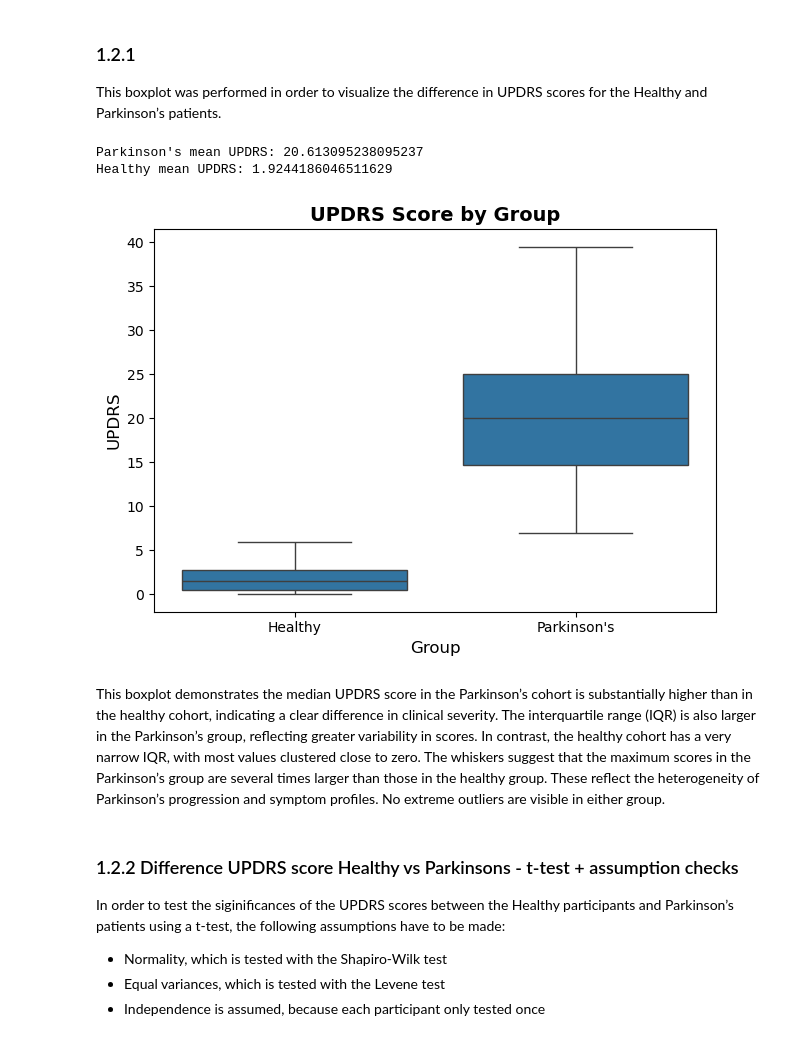
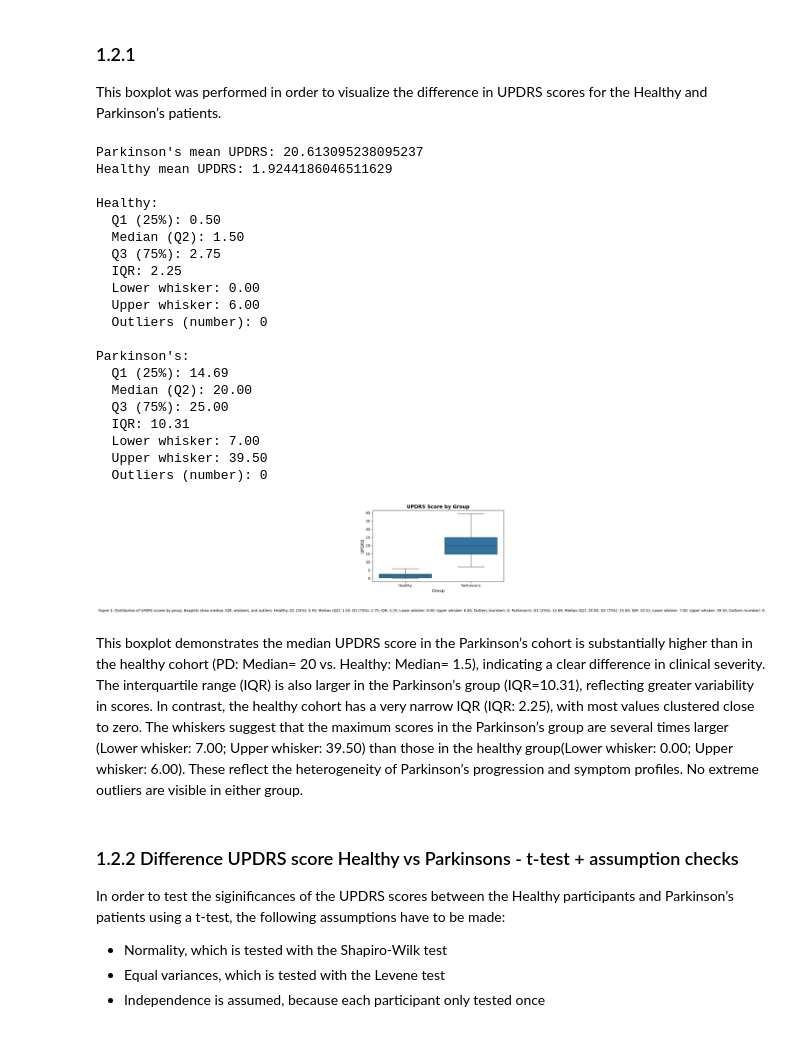
Before and after one commit to Chair2805/datenanalyse-gruppenprojekt, a Jupyter notebook: data science course work_new.ipynb, the cells around one changed output. Drawn from its saved outputs; the diff is of its cells as text; code cells hidden in the pictures.

```diff
--- a/data science course work_new.ipynb
+++ b/data science course work_new.ipynb
@@ -54,24 +54,77 @@ parkinsons_UPDRS = df_features.loc[df_features['Parkinsons'] == True, 'UPDRS']
 # calculate and print mean
 print(f"Parkinson's mean UPDRS: {parkinsons_UPDRS.mean()}")
 print(f"Healthy mean UPDRS: {healthy_UPDRS.mean()}")
+
+# calculating the boxplot characteristic
+def describe_boxplot(data, label):
+    q1 = data.quantile(0.25)
+    q2 = data.median()
+    q3 = data.quantile(0.75)
+    iqr = q3 - q1
+    lower_whisker = data[data >= q1 - 1.5 * iqr].min()
+    upper_whisker = data[data <= q3 + 1.5 * iqr].max()
+    outliers = data[(data < q1 - 1.5 * iqr) | (data > q3 + 1.5 * iqr)]
+
+    print(f"\n{label}:")
+    print(f"  Q1 (25%): {q1:.2f}")
+    print(f"  Median (Q2): {q2:.2f}")
+    print(f"  Q3 (75%): {q3:.2f}")
+    print(f"  IQR: {iqr:.2f}")
+    print(f"  Lower whisker: {lower_whisker:.2f}")
+    print(f"  Upper whisker: {upper_whisker:.2f}")
+    print(f"  Outliers (number): {len(outliers)}")
+
+# calculate statistics; output
+describe_boxplot(healthy_UPDRS, "Healthy")
+describe_boxplot(parkinsons_UPDRS, "Parkinson's")
 # %% [output]
 Parkinson's mean UPDRS: 20.613095238095237
 Healthy mean UPDRS: 1.9244186046511629
+
+Healthy:
+  Q1 (25%): 0.50
+  Median (Q2): 1.50
+  Q3 (75%): 2.75
+  IQR: 2.25
+  Lower whisker: 0.00
+  Upper whisker: 6.00
+  Outliers (number): 0
+
+Parkinson's:
+  Q1 (25%): 14.69
+  Median (Q2): 20.00
+  Q3 (75%): 25.00
+  IQR: 10.31
+  Lower whisker: 7.00
+  Upper whisker: 39.50
+  Outliers (number): 0
 # %%
-# visualization: Boxplot of UPDRS by group
-sns.boxplot(data=df_features, x='Parkinsons', y='UPDRS')
+# create figure and axis
+fig, ax = plt.subplots(figsize=(6,4))
 
-plt.title('UPDRS Score by Group', fontsize=14, weight='bold')
-plt.xlabel('Group', fontsize=12)
-plt.ylabel('UPDRS', fontsize=12)
-plt.xticks([0, 1], ['Healthy', "Parkinson's"])
-plt.tight_layout()
+# visualization: Boxplot of UPDRS by group (important: ax=ax!)
+sns.boxplot(data=df_features, x='Parkinsons', y='UPDRS', ax=ax)
+
+ax.set_title('UPDRS Score by Group', fontsize=14, weight='bold')
+ax.set_xlabel('Group', fontsize=12)
+ax.set_ylabel('UPDRS', fontsize=12)
+ax.set_xticks([0, 1])
+ax.set_xticklabels(['Healthy', "Parkinson's"])
+
+# Caption
+fig.text(0.5, -0.1,
+         "Figure 1: Distribution of UPDRS scores by group. Boxplots show median, IQR, whiskers, and outliers. " \
+         "Healthy: Q1 (25%): 0.50; Median (Q2): 1.50; Q3 (75%): 2.75; IQR: 2.25; Lower whisker: 0.00; Upper whisker: 6.00; Outliers (number): 0; " \
+         "Parkinson's: Q1 (25%): 14.69; Median (Q2): 20.00; Q3 (75%): 25.00; IQR: 10.31; Lower whisker: 7.00; Upper whisker: 39.50; Outliers (number): 0.",
+         ha='center', fontsize=10)
+
+plt.tight_layout(rect=[0, 0.05, 1, 1])  # sorgt dafür, dass Platz für die Caption bleibt
 plt.show()
 # %% [output]
-[figure, old version]
+[figure, new version]
 # %% [markdown]
-This boxplot demonstrates the median UPDRS score in the Parkinson’s cohort is substantially higher than in the healthy cohort, indicating a clear difference in clinical severity.
-The interquartile range (IQR) is also larger in the Parkinson’s group, reflecting greater variability in scores. In contrast, the healthy cohort has a very narrow IQR, with most values clustered close to zero. The whiskers suggest that the maximum scores in the Parkinson’s group are several times larger than those in the healthy group. These reflect the heterogeneity of Parkinson’s progression and symptom profiles.
+This boxplot demonstrates the median UPDRS score in the Parkinson’s cohort is substantially higher than in the healthy cohort (PD: Median= 20 vs. Healthy: Median= 1.5), indicating a clear difference in clinical severity.
+The interquartile range (IQR) is also larger in the Parkinson’s group (IQR=10.31), reflecting greater variability in scores. In contrast, the healthy cohort has a very narrow IQR (IQR: 2.25), with most values clustered close to zero. The whiskers suggest that the maximum scores in the Parkinson’s group are several times larger (Lower whisker: 7.00; Upper whisker: 39.50) than those in the healthy group(Lower whisker: 0.00; Upper whisker: 6.00). These reflect the heterogeneity of Parkinson’s progression and symptom profiles.
 No extreme outliers are visible in either group.
 # %% [markdown]
 ### 1.2.2 Difference UPDRS score Healthy vs Parkinsons - t-test + assumption checks
```
Also changed, not shown: parts of 10 cells of this notebook.
